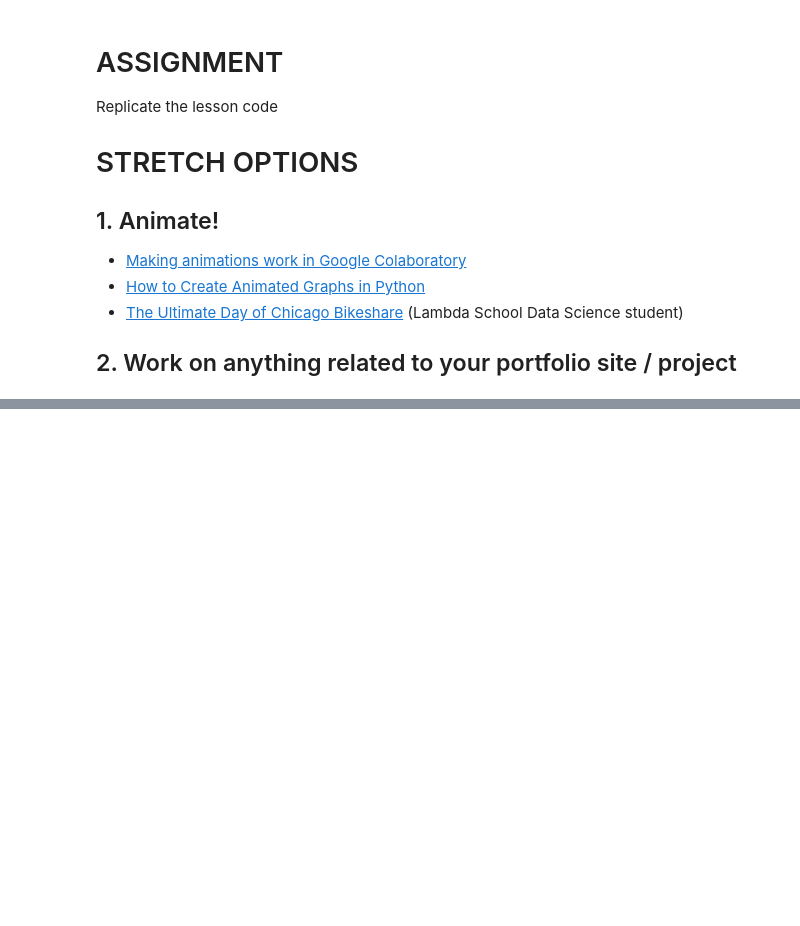
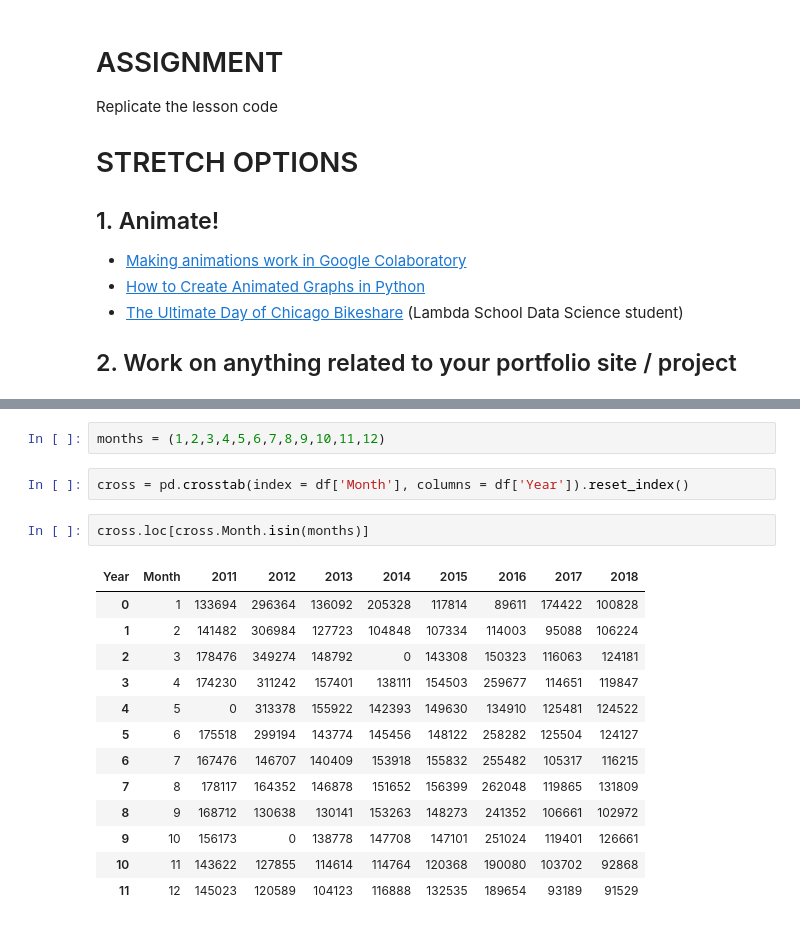
Before and after one commit to bloominstituteoftechnology/DS-Unit-1-Sprint-3-Data-Storytelling, a Jupyter notebook: module4-sequence-your-narrative/LS_DS_224_Sequence_your_narrative.ipynb, the cells around one changed output, grey strips where cells are left out. Saved outputs shown, nothing was run; the diff lists cells and outputs as text; blank space fills up the shorter version.

```diff
--- a/module4-sequence-your-narrative/LS_DS_224_Sequence_your_narrative.ipynb
+++ b/module4-sequence-your-narrative/LS_DS_224_Sequence_your_narrative.ipynb
@@ -353,0 +392,20 @@ Replicate the lesson code
+# %%
+months = (1,2,3,4,5,6,7,8,9,10,11,12)
+# %%
+cross = pd.crosstab(index = df['Month'], columns = df['Year']).reset_index()
+# %%
+cross.loc[cross.Month.isin(months)]
+# %% [output]
+| Year | Month | 2011 | 2012 | 2013 | 2014 | 2015 | 2016 | 2017 | 2018 |
+| 0 | 1 | 133694 | 296364 | 136092 | 205328 | 117814 | 89611 | 174422 | 100828 |
+| 1 | 2 | 141482 | 306984 | 127723 | 104848 | 107334 | 114003 | 95088 | 106224 |
+| 2 | 3 | 178476 | 349274 | 148792 | 0 | 143308 | 150323 | 116063 | 124181 |
+| 3 | 4 | 174230 | 311242 | 157401 | 138111 | 154503 | 259677 | 114651 | 119847 |
+| 4 | 5 | 0 | 313378 | 155922 | 142393 | 149630 | 134910 | 125481 | 124522 |
+| 5 | 6 | 175518 | 299194 | 143774 | 145456 | 148122 | 258282 | 125504 | 124127 |
+| 6 | 7 | 167476 | 146707 | 140409 | 153918 | 155832 | 255482 | 105317 | 116215 |
+| 7 | 8 | 178117 | 164352 | 146878 | 151652 | 156399 | 262048 | 119865 | 131809 |
+| 8 | 9 | 168712 | 130638 | 130141 | 153263 | 148273 | 241352 | 106661 | 102972 |
+| 9 | 10 | 156173 | 0 | 138778 | 147708 | 147101 | 251024 | 119401 | 126661 |
+| 10 | 11 | 143622 | 127855 | 114614 | 114764 | 120368 | 190080 | 103702 | 92868 |
+| 11 | 12 | 145023 | 120589 | 104123 | 116888 | 132535 | 189654 | 93189 | 91529 |
```
Also changed, not shown: parts of 20 cells of this notebook.
